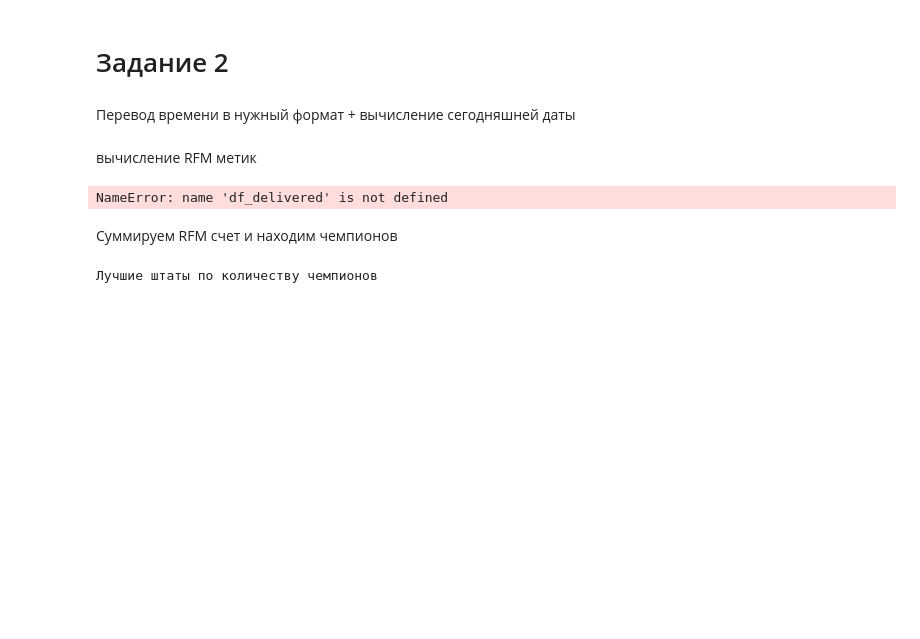
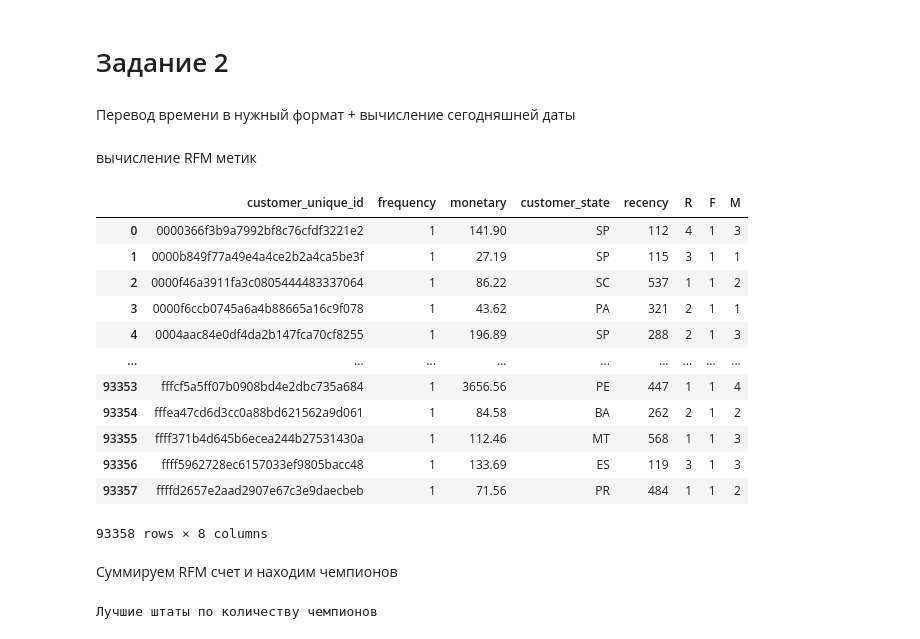
Before and after one commit to Ferrddd/Python-lab3, a Jupyter notebook: main.ipynb, the cells around one changed output. Drawn from its saved outputs; the diff is of its cells as text; code cells hidden in the pictures; blank space fills up the shorter version.

```diff
--- a/main.ipynb
+++ b/main.ipynb
@@ -115,51 +136,59 @@ rfm = (
     df_delivered
     .groupby("customer_unique_id")
     .agg(
-        last_purchase=("order_purchase_timestamp", "max"), # дата последней покупки
-        frequency=("order_id",              "nunique"),    # количество уникальных заказов
-        monetary=("total_order_value",       "sum"),       # общая стоимость всех заказов пользователя
-        customer_state=("customer_state",    "first"),     # для топ-5 штатов
+        last_purchase=("order_purchase_timestamp", "max"),
+        frequency=("order_id",              "nunique"),   # количество уникальных заказов
+        monetary=("total_order_value",       "sum"),      # общая стоимость всех заказов пользователя
+        customer_state=("customer_state",    "first"),    # для топ-5 штатов
     )
     .assign(recency=lambda df: (today - df["last_purchase"]).dt.days) #дней с последней покупки
     .drop(columns="last_purchase")
     .reset_index()
 )
-
-# Количество дней с момента последней покупки до сегодня
 rfm["R"] = pd.qcut(
     rfm["recency"],
     q=4,
     labels=[4, 3, 2, 1]
 )
 
 # Вариант по ТЗ, но в таком случае лучшая метрика будет только у одного клиента из всех
 # А это попахивает бредом
 # Если использовать это то не получится выполнить задание с топ 5 штатов
 #rfm["F"] = pd.cut(rfm["frequency"], bins=4, labels=[1, 2, 3, 4])
 
 # Ручное разбиение
 """
 1 заказ → F=1 (одноразовые)
 2 → F=2 (вернулись 1 раз)
 3 → F=3 (лояльные)
 4+ → F=4 (лучшие)
 """
-# Количество уникальных заказов
 rfm["F"] = pd.cut(
     rfm["frequency"],
     bins=[0, 1, 2, 3, 100],
     labels=[1, 2, 3, 4]
 )
 
-# Суммарная выручка с клиента
 rfm["M"] = pd.qcut(
     rfm["monetary"],
     q=4,
     labels=[1, 2, 3, 4]
 )
-rfm.F.value_counts()
+rfm
 # %% [output]
+|  | customer_unique_id | frequency | monetary | customer_state | recency | R | F | M |
+| 0 | 0000366f3b9a7992bf8c76cfdf3221e2 | 1 | 141.90 | SP | 112 | 4 | 1 | 3 |
+| 1 | 0000b849f77a49e4a4ce2b2a4ca5be3f | 1 | 27.19 | SP | 115 | 3 | 1 | 1 |
+| 2 | 0000f46a3911fa3c0805444483337064 | 1 | 86.22 | SC | 537 | 1 | 1 | 2 |
+| 3 | 0000f6ccb0745a6a4b88665a16c9f078 | 1 | 43.62 | PA | 321 | 2 | 1 | 1 |
+| 4 | 0004aac84e0df4da2b147fca70cf8255 | 1 | 196.89 | SP | 288 | 2 | 1 | 3 |
+| ... | ... | ... | ... | ... | ... | ... | ... | ... |
+| 93353 | fffcf5a5ff07b0908bd4e2dbc735a684 | 1 | 3656.56 | PE | 447 | 1 | 1 | 4 |
+| 93354 | fffea47cd6d3cc0a88bd621562a9d061 | 1 | 84.58 | BA | 262 | 2 | 1 | 2 |
+| 93355 | ffff371b4d645b6ecea244b27531430a | 1 | 112.46 | MT | 568 | 1 | 1 | 3 |
+| 93356 | ffff5962728ec6157033ef9805bacc48 | 1 | 133.69 | ES | 119 | 3 | 1 | 3 |
+| 93357 | ffffd2657e2aad2907e67c3e9daecbeb | 1 | 71.56 | PR | 484 | 1 | 1 | 2 |
-NameError: name 'df_delivered' is not defined
+93358 rows × 8 columns
 # %% [markdown]
 Суммируем RFM счет и находим чемпионов
 # %%
```
Also changed, not shown: parts of 10 cells of this notebook.
